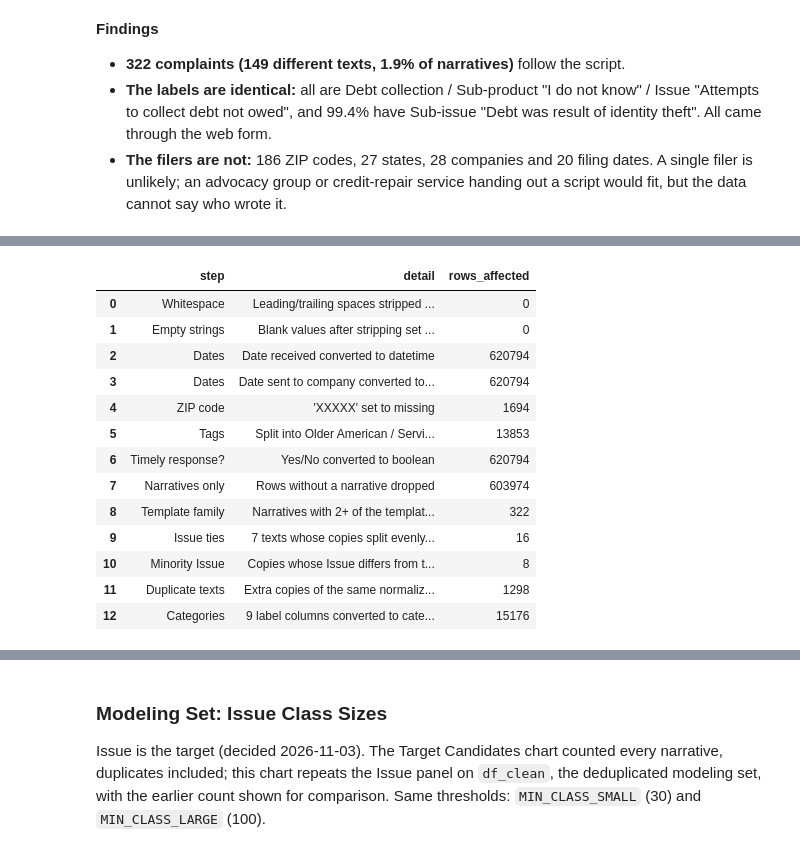
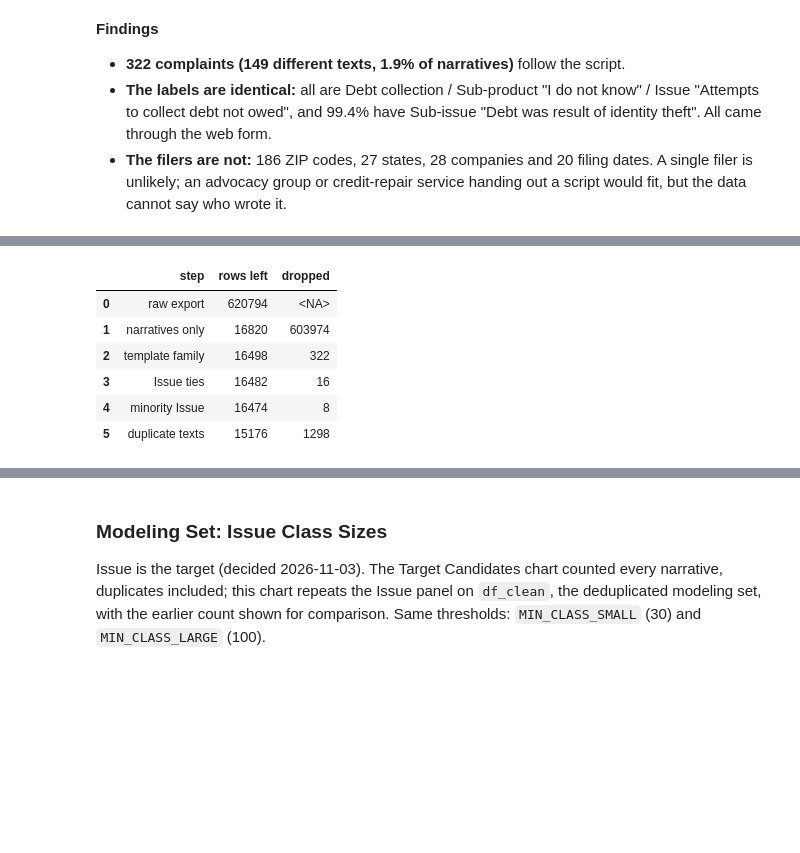
Before and after one commit to wynnther-triho/INFO-4340-Final-Project-CCDB, a Jupyter notebook: notebooks/final_project.ipynb, the cells around one changed output, grey strips where cells are left out. Cells and saved outputs as stored; diff of their text form; code cells hidden in the pictures; blank space fills up the shorter version.

```diff
--- a/notebooks/final_project.ipynb
+++ b/notebooks/final_project.ipynb
@@ -1154,54 +1122,42 @@ def clean_ccdb(raw):
 # %%
 # --- Run cleaning + checks -------------------------------------------------
-df_clean, cleaning_log = clean_ccdb(df_raw)
-display(cleaning_log)
+df_clean, funnel = clean_ccdb(df_raw)
+display(funnel)
 
+# The rules restated from the Explore variables (narr_key, is_template), to check df_clean against
+explore_key, explore_issue = narr_key[~is_template], df_narrative.loc[~is_template, "Issue"]
+votes = pd.crosstab(explore_key, explore_issue)
+tied_texts = votes.index[votes.eq(votes.max(axis=1), axis=0).sum(axis=1) > 1]
+clean_key = comparison_key(df_clean[NARRATIVE_COL])
 received = df_clean["Date received"]
-sent_before_received = (df_clean["Date sent to company"] < received).sum()
-clean_key = comparison_key(df_clean[NARRATIVE_COL])
-
-# Expected modeling rows, recomputed from the Explore variables: non-template texts minus Issue ties
-explore_votes = df_narrative[~is_template].groupby([narr_key[~is_template].rename("key"), "Issue"]).size()
-top_two = explore_votes.groupby(level="key", group_keys=False).nlargest(2).groupby(level="key").agg(list)
-n_tied_texts = top_two.map(lambda n: len(n) == 2 and n[0] == n[1]).sum()
-expected_rows = narr_key[~is_template].nunique() - n_tied_texts
-step8_rows = cleaning_log.loc[cleaning_log["step"].isin(
-    ["Narratives only", "Template family", "Issue ties", "Minority Issue", "Duplicate texts"]), "rows_affected"].sum()
+step = funnel.set_index("step")
 
 results = [
-    check("Rows = non-template texts - Issue ties", len(df_clean) == expected_rows,
-          f"(expected {expected_rows:,}, actual {len(df_clean):,})"),
-    check("Rows dropped in step 8 add up", len(df_raw) - step8_rows == len(df_clean),
-          f"(expected {len(df_raw) - step8_rows:,}, actual {len(df_clean):,})"),
-    check("Every row has a narrative", df_clean[NARRATIVE_COL].notna().all()),
-    check("One row per normalized text", clean_key.is_unique, f"({clean_key.duplicated().sum():,} repeats)"),
-    check("No template narratives remain", (template_signature_hits(clean_key) < TEMPLATE_MIN_HITS).all()),
-    check("Complaint ID still unique", df_clean["Complaint ID"].is_unique),
-    check("Date received within June 2026",
-          received.between("2026-06-01", "2026-06-30").all(),
+    check("narratives match Explore", step.loc["narratives only", "rows left"] == len(df_narrative),
+          f"(expected {len(df_narrative):,}, actual {step.loc['narratives only', 'rows left']:,})"),
+    check("template rows dropped match Explore", step.loc["template family", "dropped"] == is_template.sum(),
+          f"(expected {is_template.sum():,}, actual {step.loc['template family', 'dropped']:,})"),
+    check("every non-template text kept once, except Issue ties",
+          set(clean_key) == set(explore_key) - set(tied_texts) and clean_key.is_unique,
+          f"(expected {explore_key.nunique() - len(tied_texts):,}, actual {len(df_clean):,})"),
+    check("each kept text has its majority Issue",
+          (df_clean["Issue"].astype(str).values == votes.idxmax(axis=1).reindex(clean_key).values).all()),
+    check("no template narratives remain", (template_signature_hits(clean_key) < TEMPLATE_MIN_HITS).all()),
+    check("Complaint ID unique", df_clean["Complaint ID"].is_unique),
+    check("Date received within June 2026", received.between("2026-06-01", "2026-06-30").all(),
           f"({received.min():%Y-%m-%d} to {received.max():%Y-%m-%d})"),
-    check("Date sent on or after Date received", sent_before_received == 0,
-          f"({sent_before_received:,} violations; sent range "
-          f"{df_clean['Date sent to company'].min():%Y-%m-%d} to {df_clean['Date sent to company'].max():%Y-%m-%d})"),
-    check("df_raw untouched", list(df_raw.columns) == EXPECTED_COLS
-          and not pd.api.types.is_datetime64_any_dtype(df_raw["Date received"])),
+    check("columns match COLUMN_ROLES", list(df_clean.columns) == list(COLUMN_ROLES)),
+    check("df_raw untouched", list(df_raw.columns) == EXPECTED_COLS and len(df_raw) == 620_794),
 ]
 assert all(results), "A cleaning check failed; see the FAIL lines above"
 
-print(f"\nModeling set: {len(df_clean):,} narratives, {df_clean['Issue'].nunique():,} Issue classes "
-      f"(from {len(df_narrative):,} narratives, {df_narrative['Issue'].nunique():,} classes)")
+print(f"\nModeling set: {len(df_clean):,} narratives, {df_clean['Issue'].nunique():,} Issue classes, "
+      f"{df_clean.shape[1]} columns")
 # %% [output]
-|  | step | detail | rows_affected |
-| 0 | Whitespace | Leading/trailing spaces stripped ... | 0 |
-| 1 | Empty strings | Blank values after stripping set ... | 0 |
-| 2 | Dates | Date received converted to datetime | 620794 |
-| 3 | Dates | Date sent to company converted to... | 620794 |
-| 4 | ZIP code | 'XXXXX' set to missing | 1694 |
-| 5 | Tags | Split into Older American / Servi... | 13853 |
-| 6 | Timely response? | Yes/No converted to boolean | 620794 |
-| 7 | Narratives only | Rows without a narrative dropped | 603974 |
-| 8 | Template family | Narratives with 2+ of the templat... | 322 |
-| 9 | Issue ties | 7 texts whose copies split evenly... | 16 |
-| 10 | Minority Issue | Copies whose Issue differs from t... | 8 |
-| 11 | Duplicate texts | Extra copies of the same normaliz... | 1298 |
-| 12 | Categories | 9 label columns converted to cate... | 15176 |
+|  | step | rows left | dropped |
+| 0 | raw export | 620794 | <NA> |
+| 1 | narratives only | 16820 | 603974 |
+| 2 | template family | 16498 | 322 |
+| 3 | Issue ties | 16482 | 16 |
+| 4 | minority Issue | 16474 | 8 |
+| 5 | duplicate texts | 15176 | 1298 |
```
Also changed, not shown: parts of 7 cells of this notebook.
